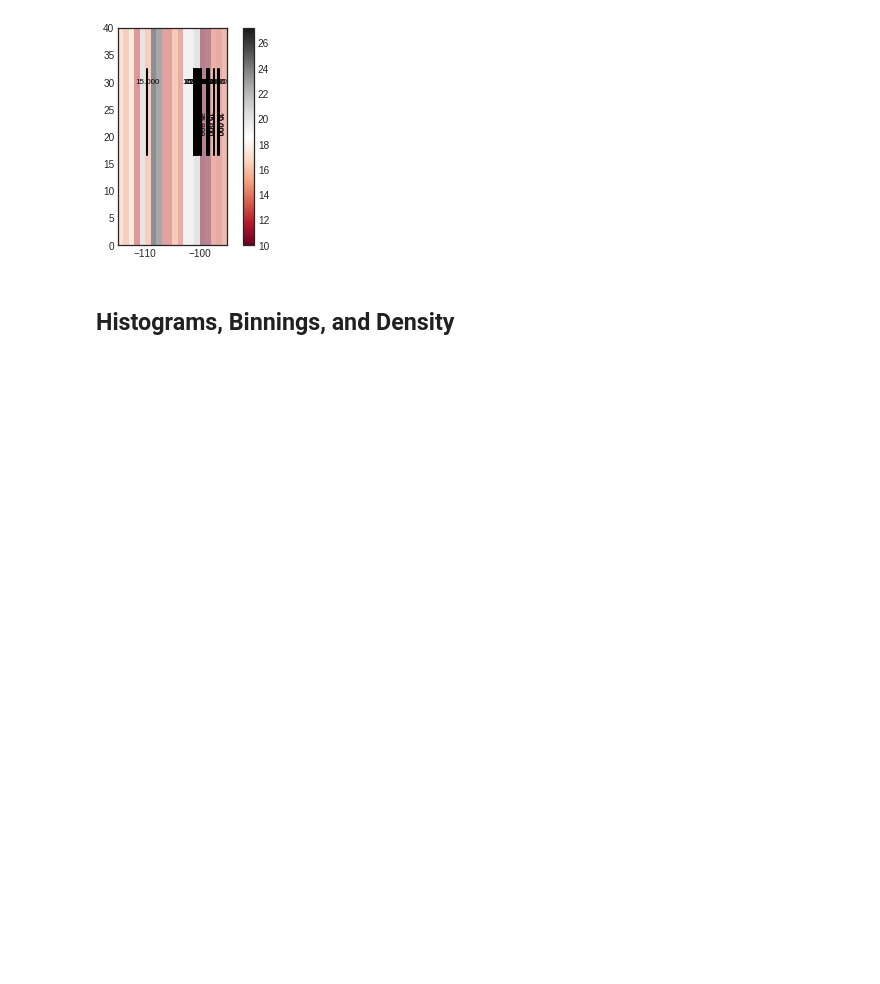
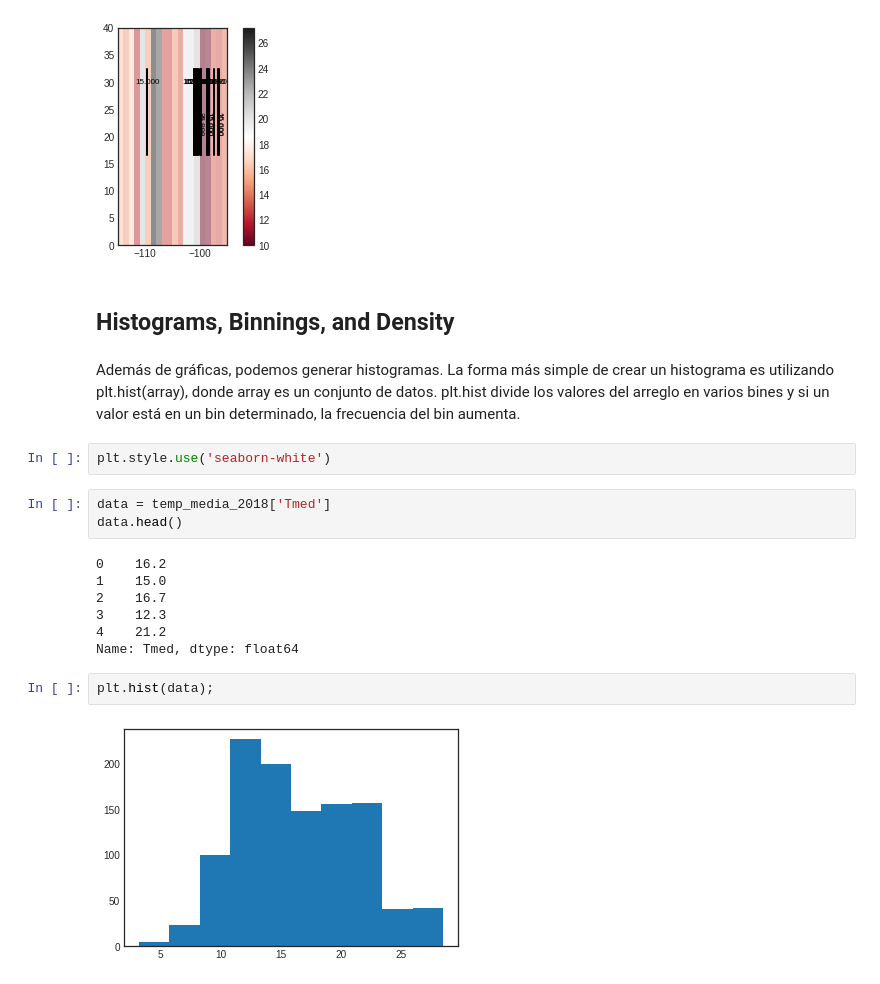
Before and after one commit to DCIDA2019/da2019-anaisabelotodo, a Jupyter notebook: Semana3/Tarea/Tarea.ipynb, the cells around one changed output. Saved outputs shown, nothing was run; the diff lists cells and outputs as text; blank space fills up the shorter version.

```diff
--- a/Semana3/Tarea/Tarea.ipynb
+++ b/Semana3/Tarea/Tarea.ipynb
@@ -300,3 +300,21 @@ plt.colorbar();
 [figure]
 # %% [markdown]
 ## **Histograms, Binnings, and Density**
+# %% [markdown]
+Además de gráficas, podemos generar histogramas. La forma más simple de crear un histograma es utilizando plt.hist(array), donde array es un conjunto de datos. plt.hist divide los valores del arreglo en varios bines y si un valor está en un bin determinado, la frecuencia del bin aumenta.
+# %%
+plt.style.use('seaborn-white')
+# %%
+data = temp_media_2018['Tmed']
+data.head()
+# %% [output]
+0    16.2
+1    15.0
+2    16.7
+3    12.3
+4    21.2
+Name: Tmed, dtype: float64
+# %%
+plt.hist(data);
+# %% [output]
+[figure, added]
```
Also changed, not shown: parts of 56 cells of this notebook.
